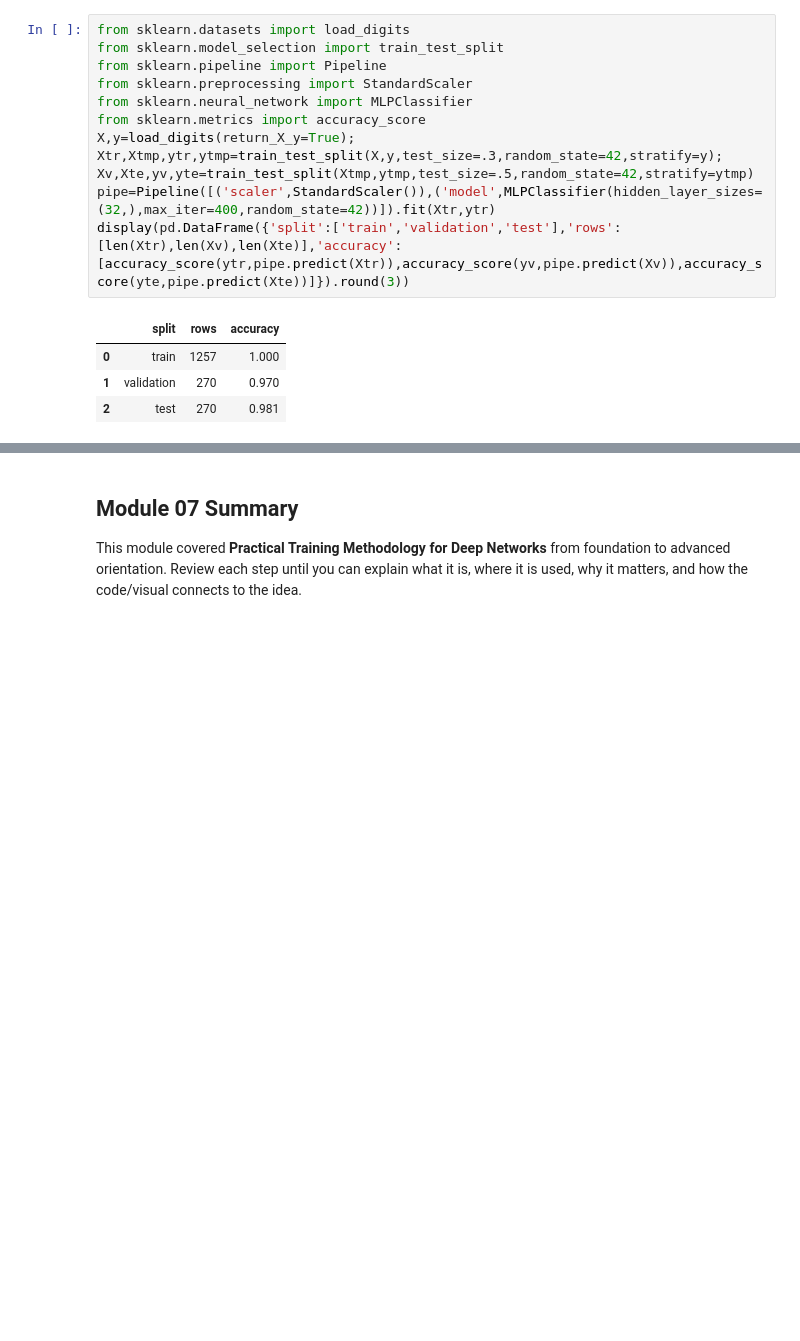
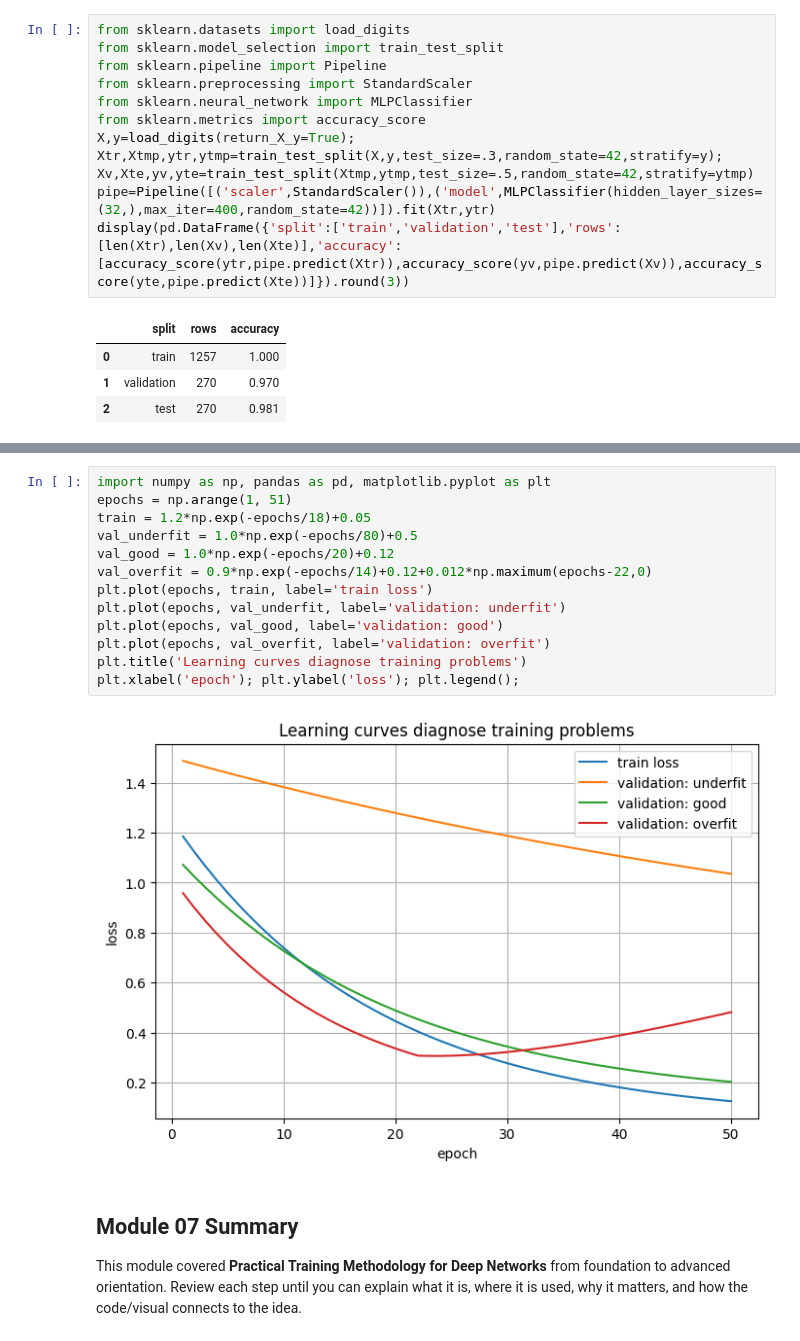
Before and after one commit to sidhu7777/Machine_Learning_Notes, a Jupyter notebook: deep_learning/modules/Module_07_Practical_Training_Methodology.ipynb, the cells around one changed output, grey strips where cells are left out. Saved outputs shown, nothing was run; the diff lists cells and outputs as text; blank space fills up the shorter version.

```diff
--- a/deep_learning/modules/Module_07_Practical_Training_Methodology.ipynb
+++ b/deep_learning/modules/Module_07_Practical_Training_Methodology.ipynb
@@ -213,3 +302,18 @@ display(pd.DataFrame({'split':['train','validation','test'],'rows':[len(Xtr),len
+# %%
+import numpy as np, pandas as pd, matplotlib.pyplot as plt
+epochs = np.arange(1, 51)
+train = 1.2*np.exp(-epochs/18)+0.05
+val_underfit = 1.0*np.exp(-epochs/80)+0.5
+val_good = 1.0*np.exp(-epochs/20)+0.12
+val_overfit = 0.9*np.exp(-epochs/14)+0.12+0.012*np.maximum(epochs-22,0)
+plt.plot(epochs, train, label='train loss')
+plt.plot(epochs, val_underfit, label='validation: underfit')
+plt.plot(epochs, val_good, label='validation: good')
+plt.plot(epochs, val_overfit, label='validation: overfit')
+plt.title('Learning curves diagnose training problems')
+plt.xlabel('epoch'); plt.ylabel('loss'); plt.legend();
+# %% [output]
+[figure, added]
 # %% [markdown]
 ## Module 07 Summary
 
```
Also changed, not shown: parts of 16 cells of this notebook, 12 other files.
